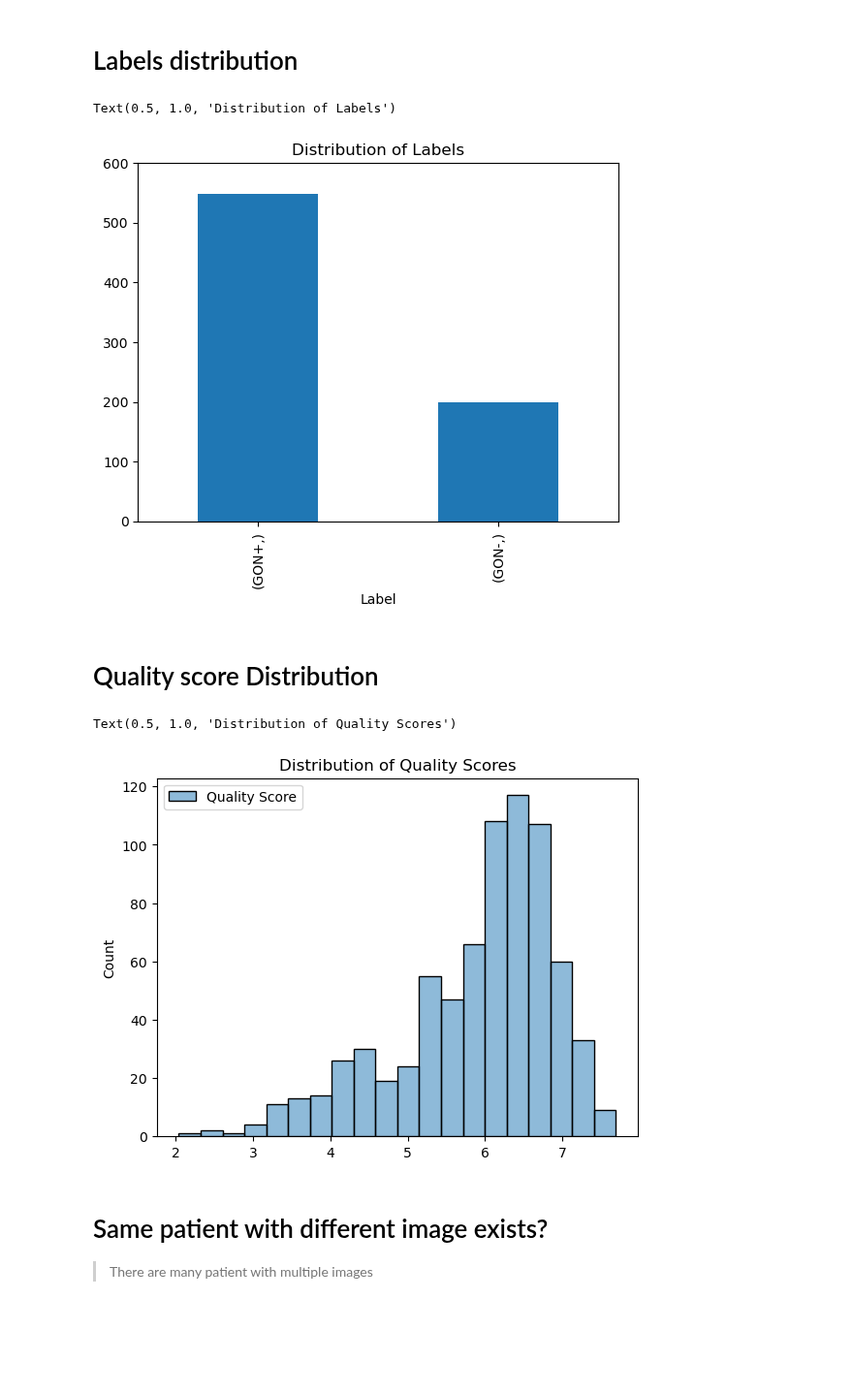
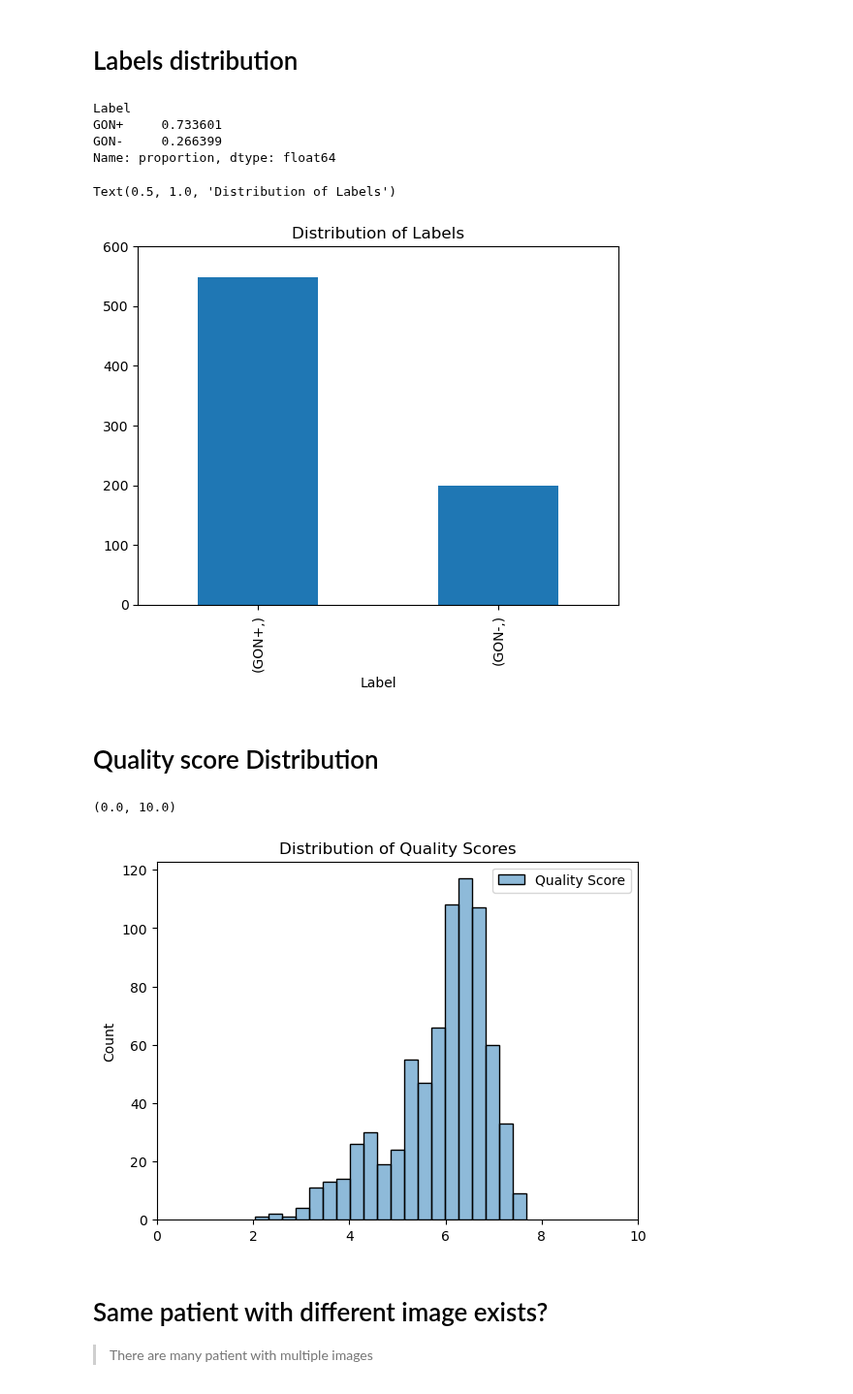
Before and after one commit to mrwhitewhite/HYGD_Dataset, a Jupyter notebook: notebooks/00 EDA.ipynb, the cells around one changed output. Shown at 97% size. Cells and saved outputs as stored; diff of their text form; code cells hidden in the pictures; blank space fills up the shorter version.

Commit message:
[NB] eda improve visual plot

```diff
--- a/notebooks/00 EDA.ipynb
+++ b/notebooks/00 EDA.ipynb
@@ -23,21 +23,28 @@ shape: (5, 4)
 # %% [markdown]
 # Labels distribution
 # %%
-df.select(pl.col("Label")).to_pandas().value_counts().plot.bar()
+tmp_df = df.select(pl.col("Label")).to_pandas()
+display(tmp_df.value_counts(normalize=True))
+tmp_df.value_counts().plot.bar()
 plt.ylim((0, 600))
 plt.title("Distribution of Labels")
 # %% [output]
-Text(0.5, 1.0, 'Distribution of Labels')
+Label
+GON+     0.733601
+GON-     0.266399
+Name: proportion, dtype: float64
+Text(0.5, 1.0, 'Distribution of Labels')
 [figure]
 # %% [markdown]
 # Quality score Distribution
 # %%
 tmp_df = df.select('Quality Score')
 sns.histplot(tmp_df.to_pandas(), bins=20)
 plt.title("Distribution of Quality Scores")
+plt.xlim((0, 10))
 # %% [output]
-Text(0.5, 1.0, 'Distribution of Quality Scores')
+(0.0, 10.0)
-[figure, old version]
+[figure, new version]
 # %% [markdown]
 # Same patient with different image exists?
 > There are many patient with multiple images
```
Also changed, not shown: parts of 1 cell of this notebook.
